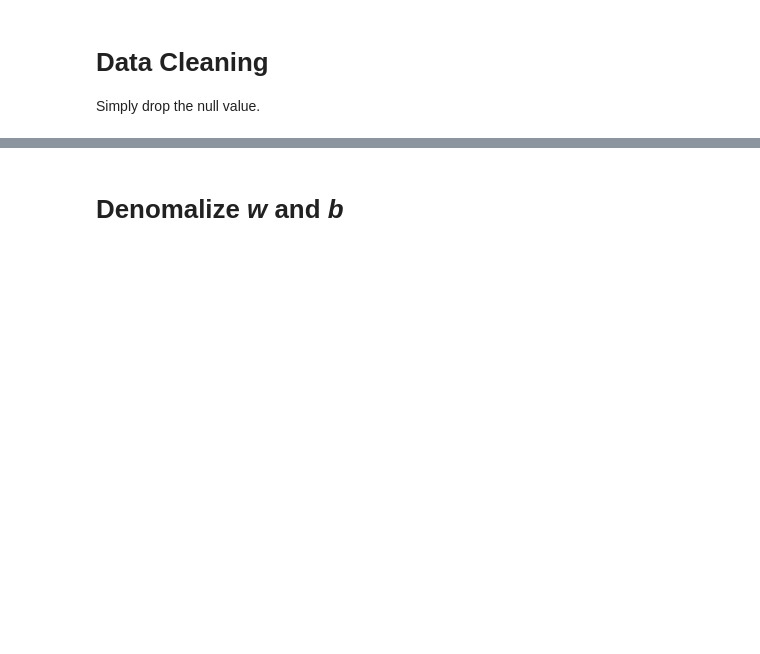
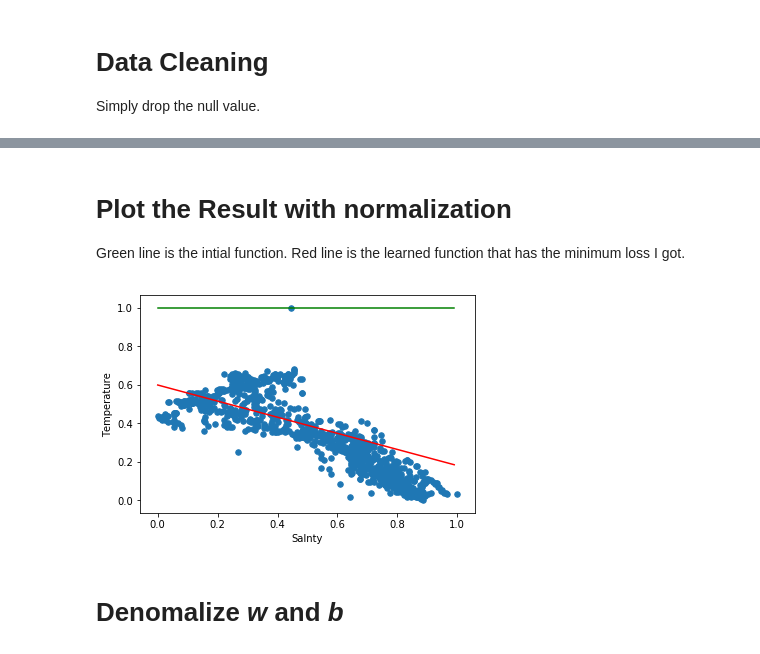
Before and after one commit to Chen21697/CalCOFI, a Jupyter notebook: CalCOFI_linear_regression.ipynb, the cells around one changed output, grey strips where cells are left out. Cells and saved outputs as stored; diff of their text form; code cells hidden in the pictures; blank space fills up the shorter version.

```diff
--- a/CalCOFI_linear_regression.ipynb
+++ b/CalCOFI_linear_regression.ipynb
@@ -148,3 +148,24 @@ plt.show()
+# %% [markdown]
+# Plot the Result with normalization
+Green line is the intial function. Red line is the learned function that has the minimum loss I got.
+# %%
+plt.scatter(x_data, y_data, s = 30)
+plt.xlabel('Salnty')
+plt.ylabel('Temperature')
+
+x_ = np.arange(min(x_data), max(x_data), 0.01)
+y_ = w*x_ + b
+
+# predicted fucntion
+plt.plot(x_, y_, color = 'red')
+
+# initial function
+nor_y = 0*x_ + 1
+plt.plot(x_, nor_y, color = "green")
+
+plt.show()
+# %% [output]
+[figure, added]
 # %% [markdown]
 # Denomalize *w* and *b*
 # %%
```
Also changed, not shown: parts of 16 cells of this notebook, 1 other file.
